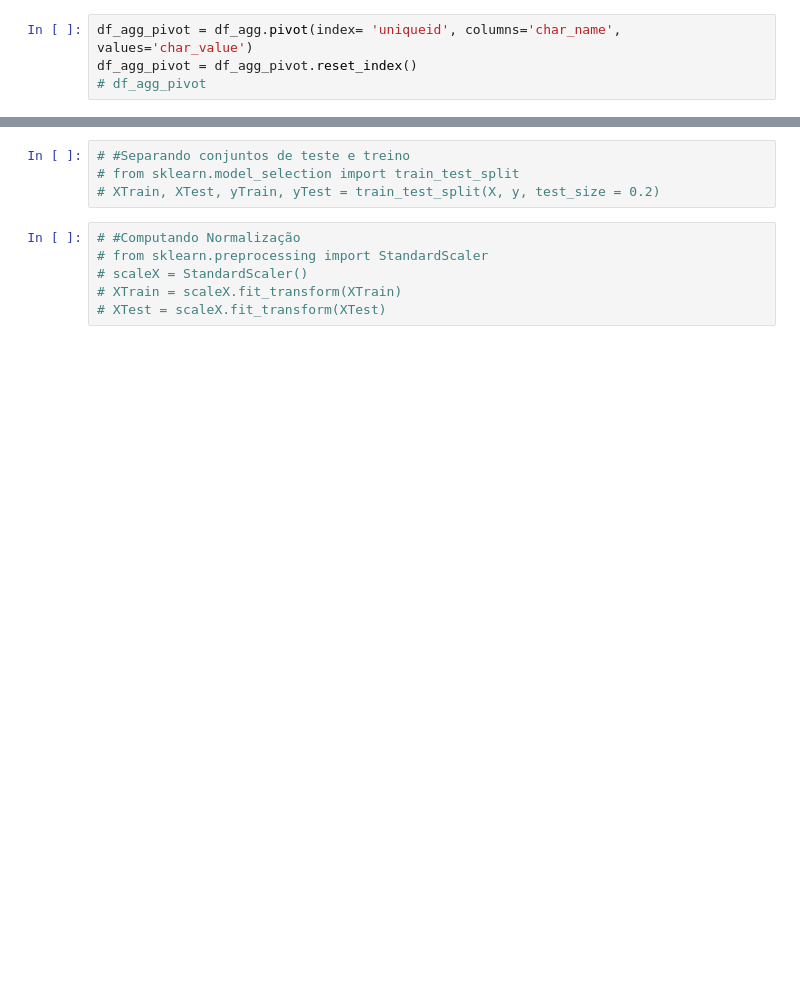
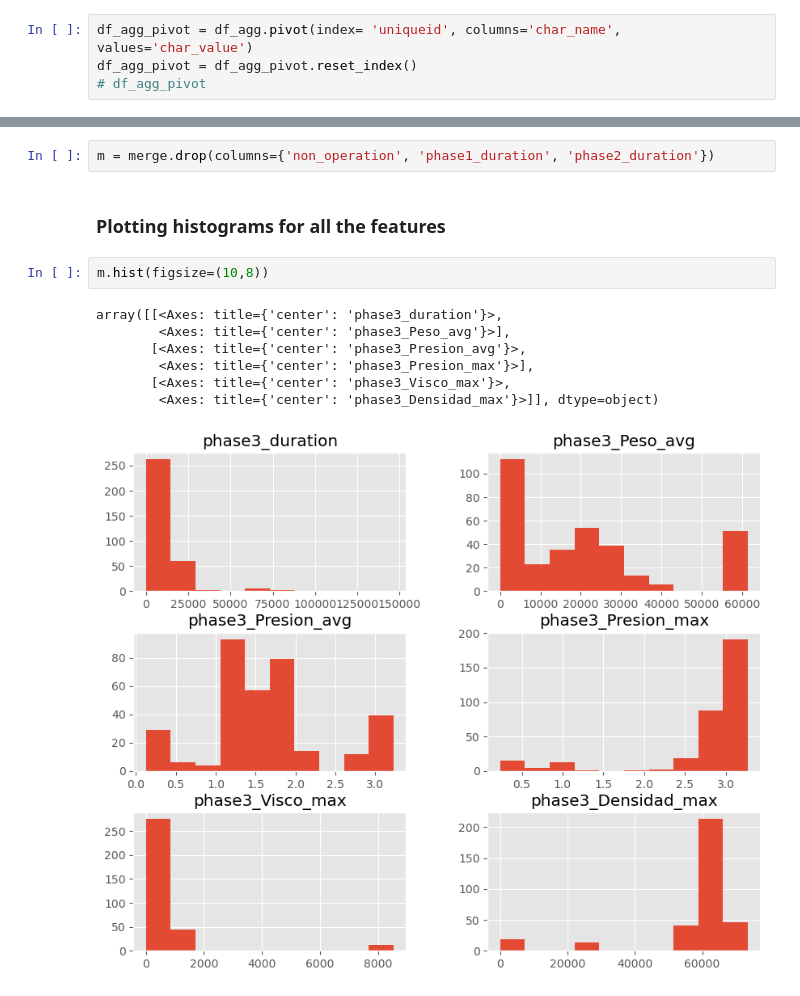
Before and after one commit to carloscorro/data_science_challange, a Jupyter notebook: data_process.ipynb, the cells around one changed output, grey strips where cells are left out. Cells and saved outputs as stored; diff of their text form; blank space fills up the shorter version.

```diff
--- a/data_process.ipynb
+++ b/data_process.ipynb
@@ -324,10 +349,14 @@ plt.show()
+# %%
+m = merge.drop(columns={'non_operation', 'phase1_duration', 'phase2_duration'})
+# %% [markdown]
+### Plotting histograms for all the features
 # %%
-# #Separando conjuntos de teste e treino
-# from sklearn.model_selection import train_test_split
-# XTrain, XTest, yTrain, yTest = train_test_split(X, y, test_size = 0.2)
+m.hist(figsize=(10,8))
+# %% [output]
+array([[<Axes: title={'center': 'phase3_duration'}>,
+        <Axes: title={'center': 'phase3_Peso_avg'}>],
+       [<Axes: title={'center': 'phase3_Presion_avg'}>,
+        <Axes: title={'center': 'phase3_Presion_max'}>],
+       [<Axes: title={'center': 'phase3_Visco_max'}>,
+        <Axes: title={'center': 'phase3_Densidad_max'}>]], dtype=object)
+[figure, added]
-# %%
-# #Computando Normalização
-# from sklearn.preprocessing import StandardScaler
-# scaleX = StandardScaler()
-# XTrain = scaleX.fit_transform(XTrain)
-# XTest = scaleX.fit_transform(XTest)
```
Also changed, not shown: parts of 53 cells of this notebook, 5 other files.
